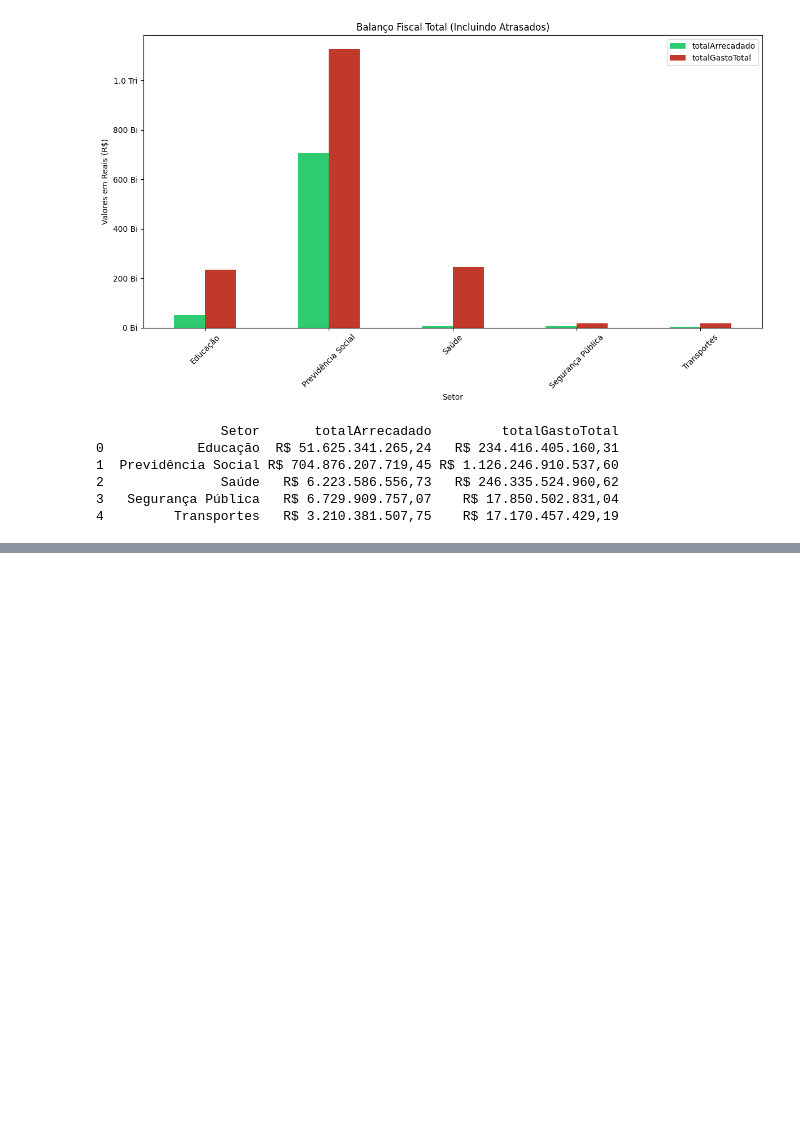
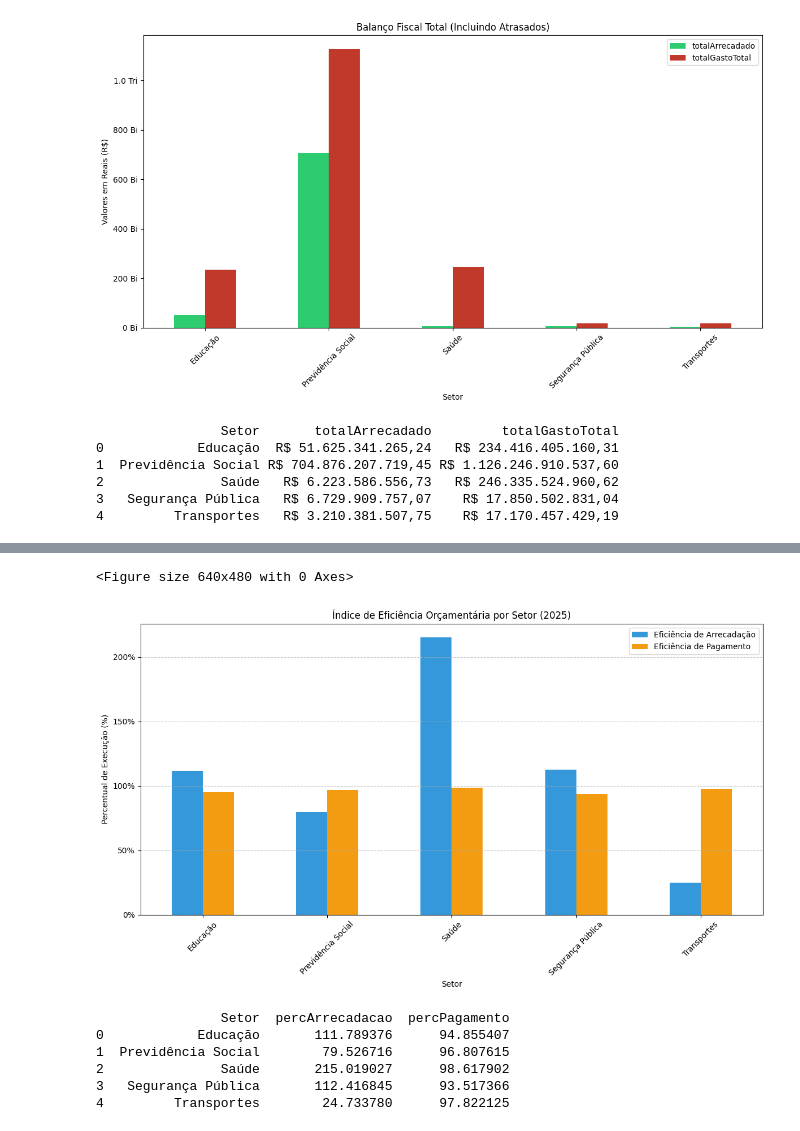
Before and after one commit to pauloho97/AnaliseImpostosPublicos, a Jupyter notebook: app/analiseGraficos.ipynb, the cells around one changed output, grey strips where cells are left out. Saved outputs shown, nothing was run; the diff lists cells and outputs as text; code cells hidden in the pictures; blank space fills up the shorter version.

```diff
--- a/app/analiseGraficos.ipynb
+++ b/app/analiseGraficos.ipynb
@@ -128,0 +306,54 @@ print(resultadoTeste)
+# %%
+# 1. Resetar a configuração global do Pandas para remover o "R$" automático
+import pandas as pd
+pd.reset_option('display.float_format')
+
+# 2. Consulta SQL para calcular os índices de eficiência
+queryEficiencia = """
+SELECT
+    r.Setor,
+    (SUM(r."Receita Realizada (Valor Arrecadado)") / SUM(r."Orçamento Atualizado (Valor Previsto)")) * 100 as percArrecadacao,
+    (SELECT (SUM(d."Valor Pago") / SUM(d."Valor Liquidado")) * 100
+     FROM despesas d
+     WHERE d.Setor = r.Setor) as percPagamento
+FROM receitas r
+GROUP BY r.Setor
+"""
+tabelaEficiencia = pd.read_sql_query(queryEficiencia, conexaoBanco)
+
+# 3. Inicialização do gráfico (Limpando qualquer configuração anterior)
+plt.clf() # Limpa a figura atual
+fig, ax = plt.subplots(figsize=(12, 7))
+
+# 4. Plotagem das barras
+tabelaEficiencia.plot(x='Setor',
+                      y=['percArrecadacao', 'percPagamento'],
+                      kind='bar',
+                      ax=ax,
+                      color=['#3498db', '#f39c12'])
+
+# 5. Forçar o eixo Y a mostrar apenas números e o símbolo de %
+import matplotlib.ticker as ticker
+ax.yaxis.set_major_formatter(ticker.StrMethodFormatter('{x:.0f}%'))
+
+# 6. Configurações de títulos e rótulos
+plt.title("Índice de Eficiência Orçamentária por Setor (2025)")
+plt.ylabel("Percentual de Execução (%)")
+plt.xlabel("Setor")
+plt.xticks(rotation=45)
+plt.legend(["Eficiência de Arrecadação", "Eficiência de Pagamento"])
+plt.grid(True, axis='y', linestyle='--', alpha=0.7)
+plt.tight_layout()
+plt.show()
+
+# 7. Exibição dos dados (Agora sem o R$ no console)
+print(tabelaEficiencia)
+# %% [output]
+<Figure size 640x480 with 0 Axes>
+[figure, added]
+                Setor  percArrecadacao  percPagamento
+0            Educação       111.789376      94.855407
+1  Previdência Social        79.526716      96.807615
+2               Saúde       215.019027      98.617902
+3   Segurança Pública       112.416845      93.517366
+4         Transportes        24.733780      97.822125
```
Also changed, not shown: parts of 6 cells of this notebook.
